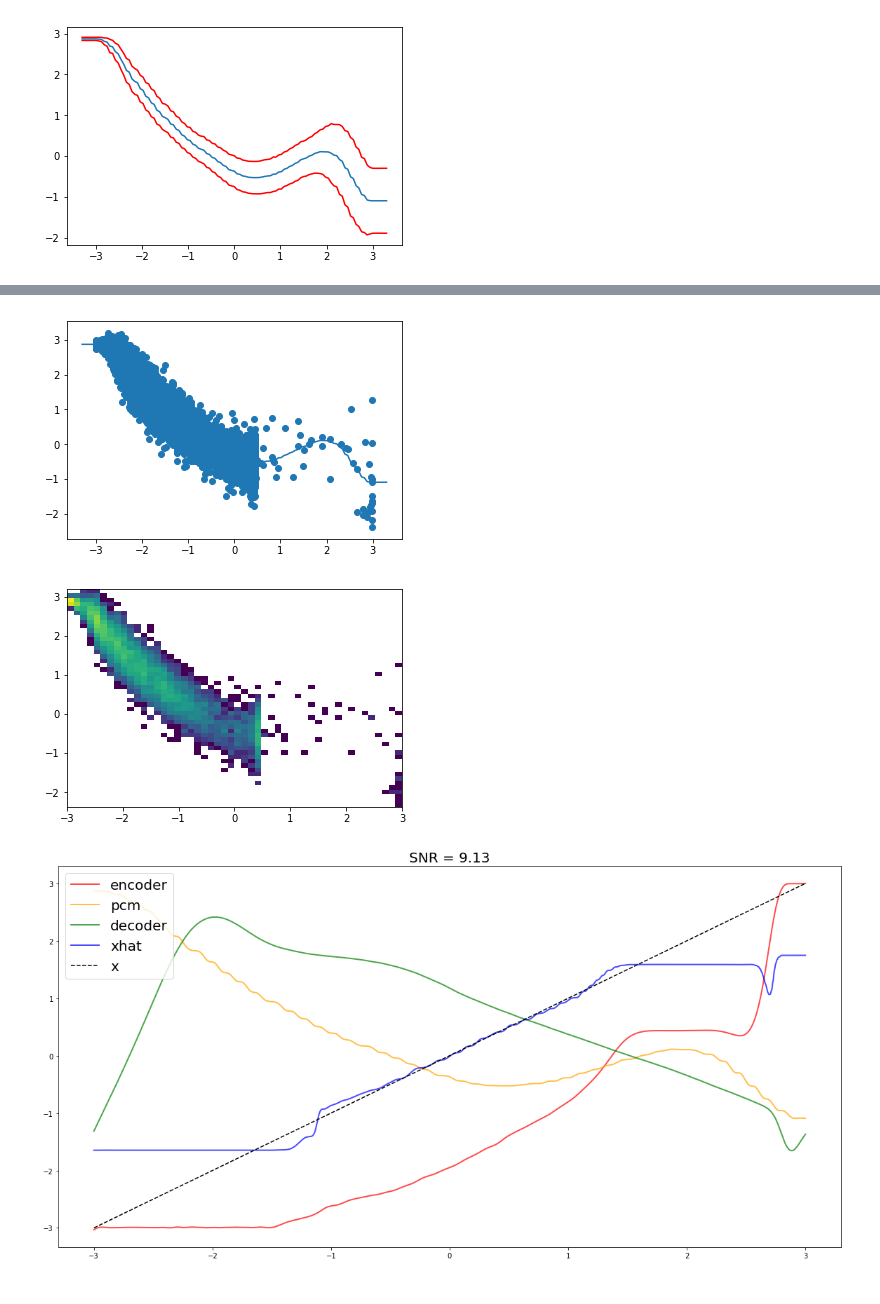
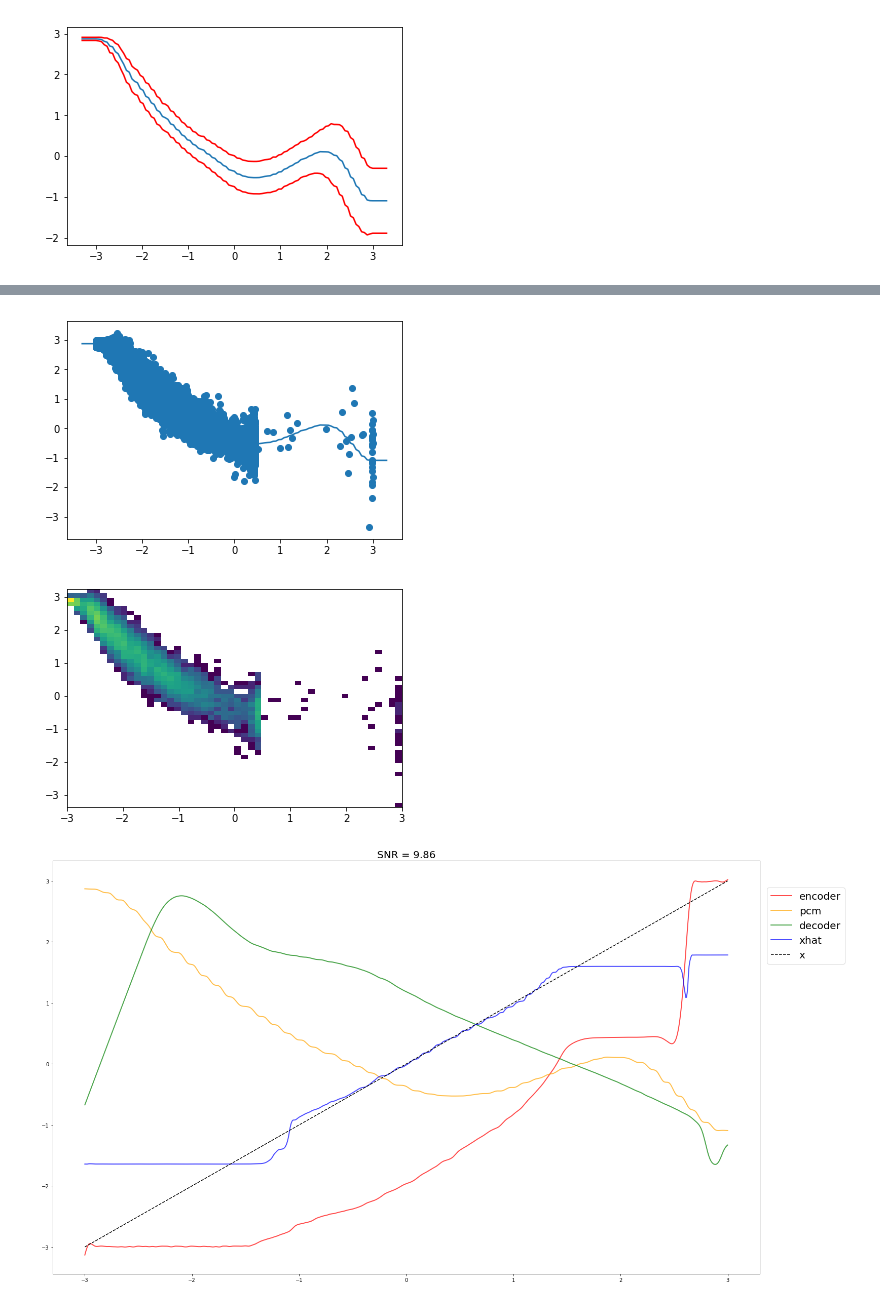
Before and after one commit to rzarcone/PCM_Paper, a Jupyter notebook: lookup_table_optimize_test.ipynb, the cells around one changed output, grey strips where cells are left out. Drawn from its saved outputs; the diff is of its cells as text; code cells hidden in the pictures.

```diff
--- a/lookup_table_optimize_test.ipynb
+++ b/lookup_table_optimize_test.ipynb
@@ -164,9 +168,9 @@ ratio = 0.75
 num_linspace = 300
 norm_min = -3.0
 norm_max = 3.0
-old_reg_loss_coef = 10.0
+old_reg_loss_coef = 2.5
 reg_loss_coef = 2.5
-smoothness_coef = 10
+smoothness_coef = 1.0
 # %%
 param_string = (pcm_device+'_'+str(batch_size)+'_'+str(lr)+'_'
                 +str(num_epochs)+'_'+str(ratio)
@@ -336,11 +340,11 @@ else:
     base_name = 'Plots/data_scatter_old_'
 plt.savefig(base_name+plot_string)
 # %% [output]
-[figure, old version]
+[figure, new version]
 # %%
 _ = plt.hist2d(vals['t'].ravel(), vals['s'].ravel(), bins=50, norm=LogNorm())
 # %% [output]
-[figure, old version]
+[figure, new version]
 # %%
 f = interpolate.InterpolatedUnivariateSpline(xx, vals['y_encoder'], k=3)
 g = interpolate.InterpolatedUnivariateSpline(vs_data, mus_data, k=3)
@@ -348,19 +352,19 @@ h = interpolate.InterpolatedUnivariateSpline(xx, vals['y_decoder'], k=3)
 # %%
 xs = linspace(xx[0][0],xx[-1][0], 1e3)
 # %%
-plt.figure(figsize=(20,10))
+plt.figure(figsize=(25,15))
 plt.plot(xs, f(xs), 'r', lw=2, alpha=0.7, label='encoder')
 plt.plot(xs, g(xs), c='orange', lw=2, alpha=0.7, label='pcm')
 plt.plot(xs, h(xs), c='green', lw=2, alpha=0.7, label='decoder')
 plt.plot(xs, h(g(f(xs))), c='blue', lw=2, alpha=0.7, label='xhat')
 plt.plot(xx, xx, 'k--', label='x')
 plt.title('SNR = '+str(round(10 * np.log10(1/vals['mse']),2)), fontsize=20)
-legend(loc='upper left', fontsize=20)
+legend(loc=(1.01,0.75), fontsize=20)
 
 if pcm_device == 'new':
     base_name = 'Plots/enc_dec_plot_new_'
 else:
     base_name = 'Plots/enc_dec_plot_old_'
 plt.savefig(base_name+plot_string)
 # %% [output]
-[figure, old version]
+[figure, new version]
```
Also changed, not shown: parts of 5 cells of this notebook.
